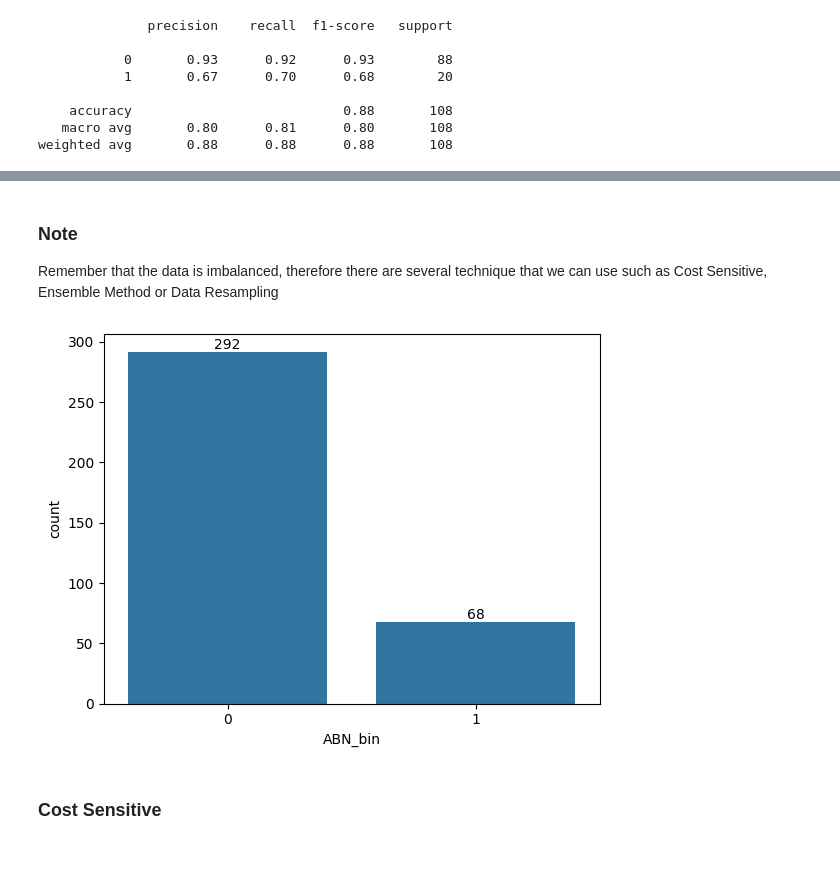
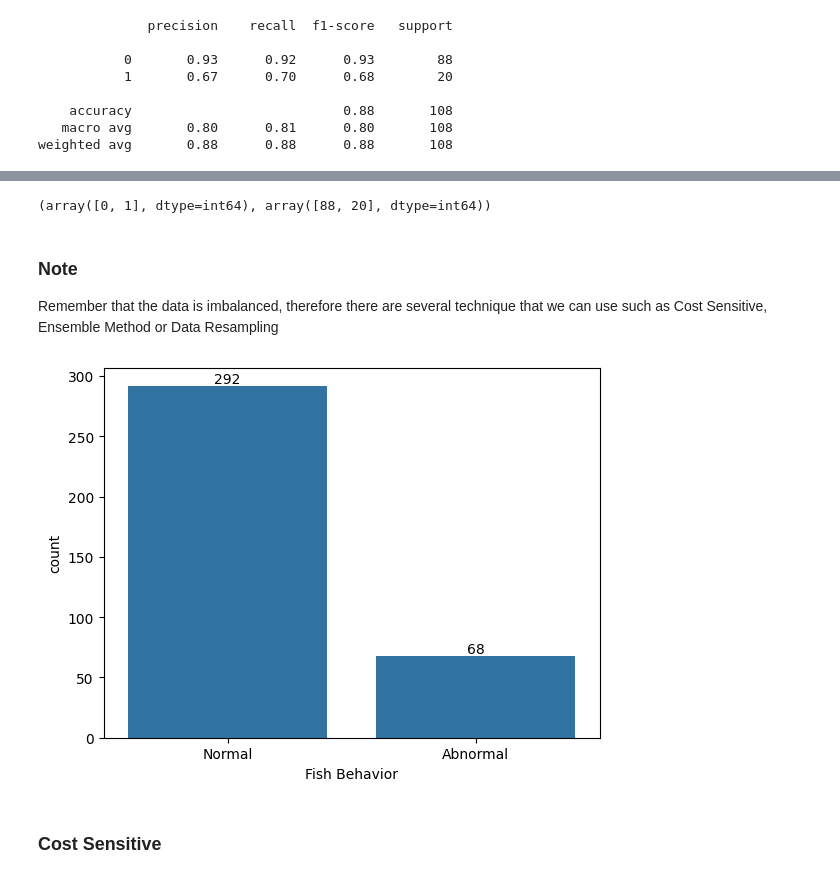
Before and after one commit to isaacebi/Aquaculture-Intelligence, a Jupyter notebook: notebooks/000-Abnormal_Detection_Tabular.ipynb, the cells around one changed output, grey strips where cells are left out. Drawn from its saved outputs; the diff is of its cells as text; code cells hidden in the pictures.

```diff
--- a/notebooks/000-Abnormal_Detection_Tabular.ipynb
+++ b/notebooks/000-Abnormal_Detection_Tabular.ipynb
@@ -763,12 +918,18 @@ weighted avg       0.88      0.88      0.88       108
+# %%
+np.unique(y_test, return_counts=True)
+# %% [output]
+(array([0, 1], dtype=int64), array([88, 20], dtype=int64))
 # %% [markdown]
 ### Note
 Remember that the data is imbalanced, therefore there are several technique that we can use such as Cost Sensitive, Ensemble Method or Data Resampling
 # %%
-ax = sns.countplot(df_bin, x='ABN_bin')
+ax = sns.countplot(df_bin, x='ABN_bin', legend=False)
 ax.bar_label(ax.containers[0], fontsize=10)
+ax.set_xticklabels(labels=['Normal', 'Abnormal'])
+ax.set_xlabel('Fish Behavior')
 plt.show()
 # %% [output]
-[figure, old version]
+[figure, new version]
 # %% [markdown]
 ### Cost Sensitive
 # %%
```
Also changed, not shown: parts of 76 cells of this notebook.
